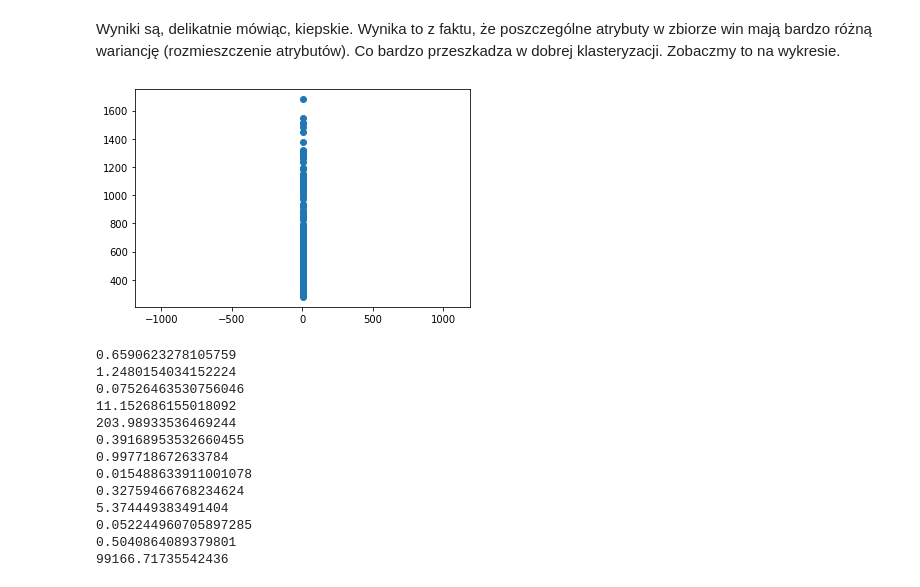
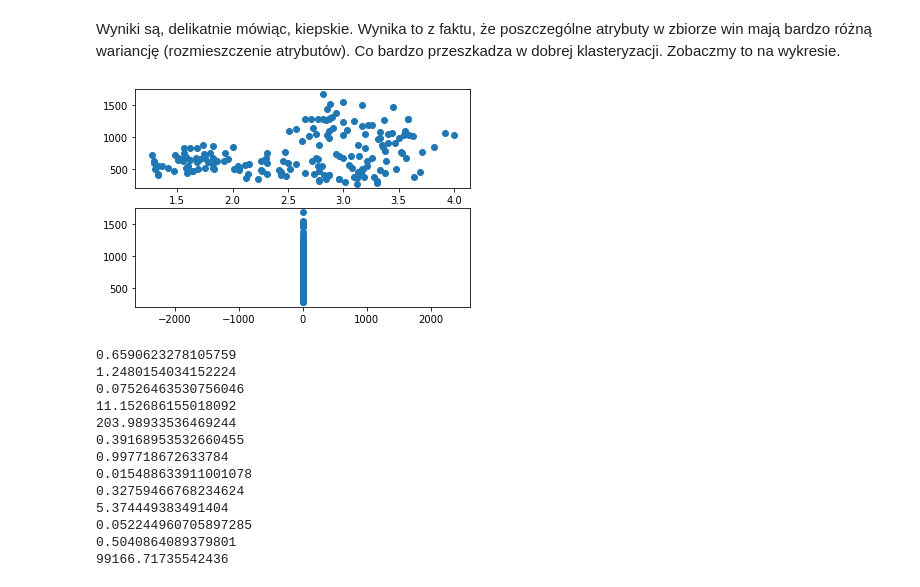
Before and after one commit to xenteros/data-science-training, a Jupyter notebook: Clustering.ipynb, the cells around one changed output. Saved outputs shown, nothing was run; the diff lists cells and outputs as text; code cells hidden in the pictures.

```diff
--- a/Clustering.ipynb
+++ b/Clustering.ipynb
@@ -168,11 +174,13 @@ labels
 # %% [markdown]
 Wyniki są, delikatnie mówiąc, kiepskie. Wynika to z faktu, że poszczególne atrybuty w zbiorze win mają bardzo różną wariancję (rozmieszczenie atrybutów). Co bardzo przeszkadza w dobrej klasteryzacji. Zobaczmy to na wykresie.
 # %%
-plt.axis("equal")
-plt.scatter(X['OD280/OD315 of diluted wines'], X['Proline'])
+fig, axs = plt.subplots(2, 1)
+axs[0].scatter(X['OD280/OD315 of diluted wines'], X['Proline'])
+axs[1].axis("equal")
+axs[1].scatter(X['OD280/OD315 of diluted wines'], X['Proline'])
 plt.show()
 # %% [output]
-[figure, old version]
+[figure, new version]
 # %%
 for column in X:
     print(X[column].var())
```
Also changed, not shown: parts of 14 cells of this notebook.
